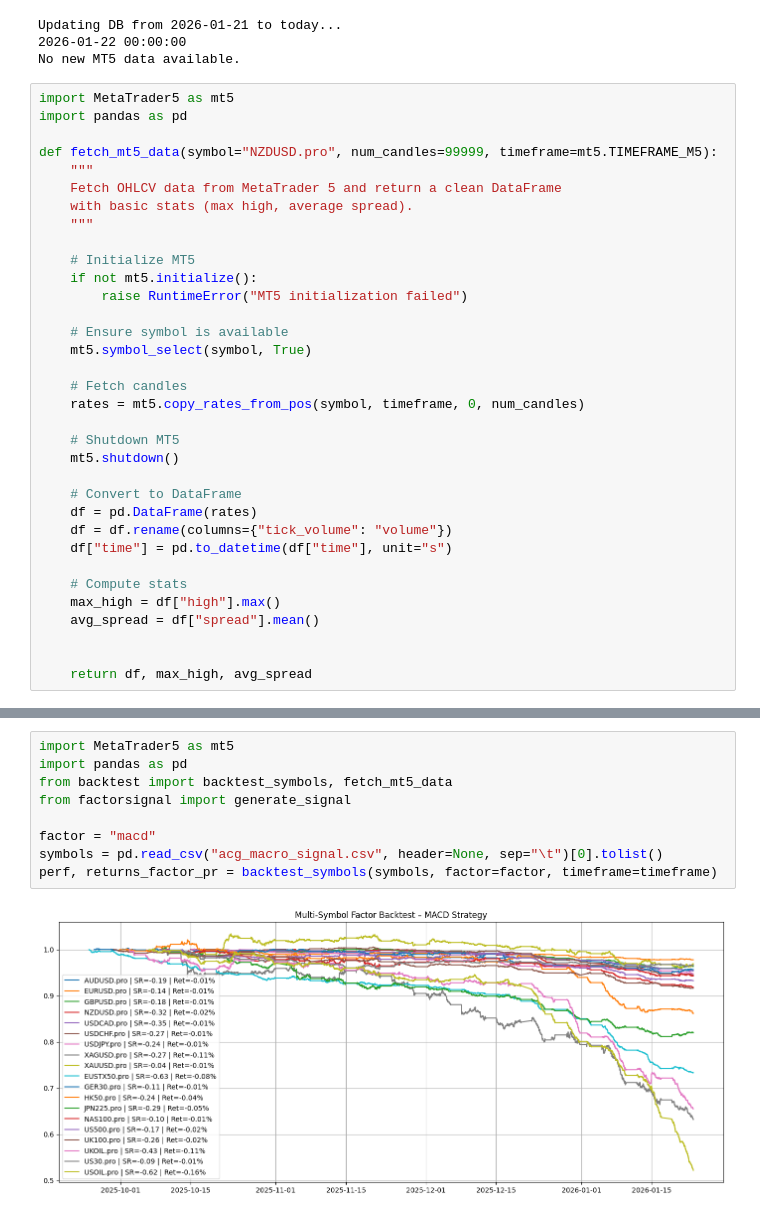
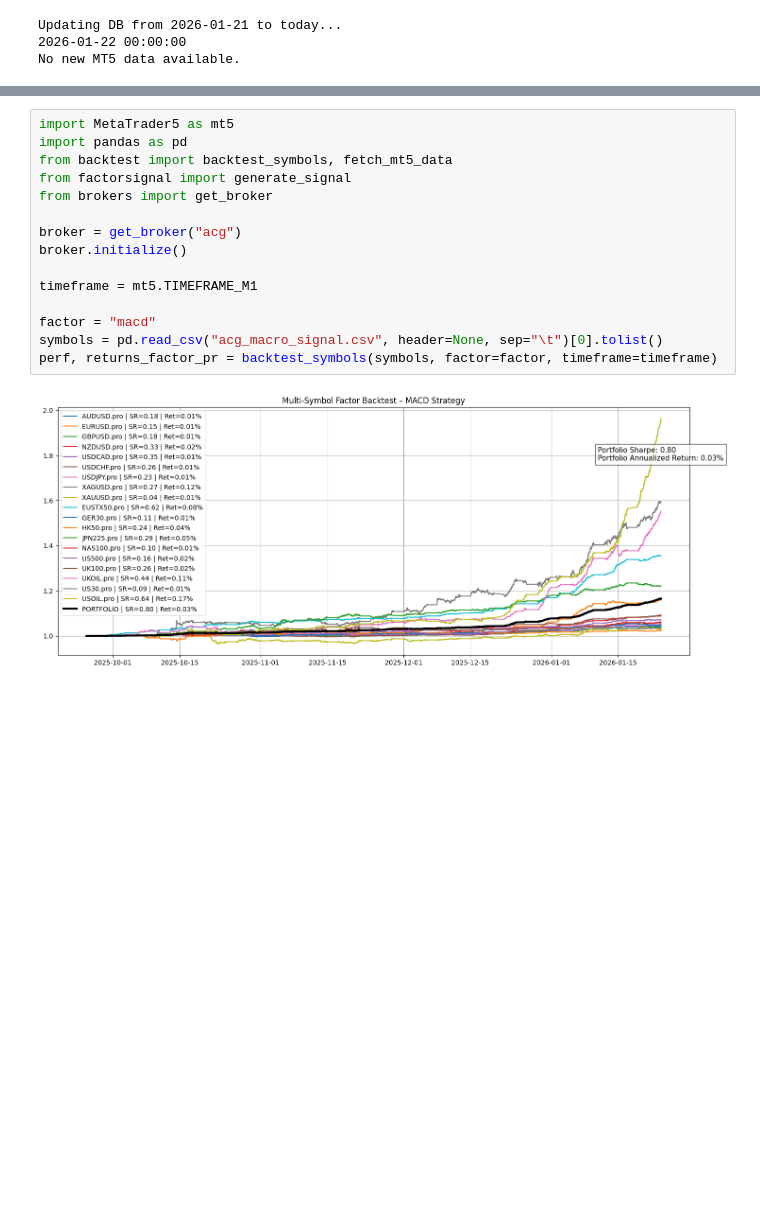
Before and after one commit to quin345/portfolio_management, a Jupyter notebook: mt5_portfolio/portfolio/playground.ipynb, the cells around one changed output, grey strips where cells are left out. Saved outputs shown, nothing was run; the diff lists cells and outputs as text; blank space fills up the shorter version.

```diff
--- a/mt5_portfolio/portfolio/playground.ipynb
+++ b/mt5_portfolio/portfolio/playground.ipynb
@@ -61,37 +61,3 @@ index = returns.mean(axis=1)
 Updating DB from 2026-01-21 to today...
 2026-01-22 00:00:00
 No new MT5 data available.
-# %%
-import MetaTrader5 as mt5
-import pandas as pd
-
-def fetch_mt5_data(symbol="NZDUSD.pro", num_candles=99999, timeframe=mt5.TIMEFRAME_M5):
-    """
-    Fetch OHLCV data from MetaTrader 5 and return a clean DataFrame
-    with basic stats (max high, average spread).
-    """
-
-    # Initialize MT5
-    if not mt5.initialize():
-        raise RuntimeError("MT5 initialization failed")
-
-    # Ensure symbol is available
-    mt5.symbol_select(symbol, True)
-
-    # Fetch candles
-    rates = mt5.copy_rates_from_pos(symbol, timeframe, 0, num_candles)
-
-    # Shutdown MT5
-    mt5.shutdown()
-
-    # Convert to DataFrame
-    df = pd.DataFrame(rates)
-    df = df.rename(columns={"tick_volume": "volume"})
-    df["time"] = pd.to_datetime(df["time"], unit="s")
-
-    # Compute stats
-    max_high = df["high"].max()
-    avg_spread = df["spread"].mean()
-
-
-    return df, max_high, avg_spread
@@ -348,12 +64,18 @@ def backtest_symbols(symbols, factor="ma", num_candles=99999, timeframe=mt5.TIME
 # %%
 import MetaTrader5 as mt5
 import pandas as pd
 from backtest import backtest_symbols, fetch_mt5_data
 from factorsignal import generate_signal
+from brokers import get_broker
+
+broker = get_broker("acg")
+broker.initialize()
+
+timeframe = mt5.TIMEFRAME_M1
 
 factor = "macd"
 symbols = pd.read_csv("acg_macro_signal.csv", header=None, sep="\t")[0].tolist()
 perf, returns_factor_pr = backtest_symbols(symbols, factor=factor, timeframe=timeframe)
 # %% [output]
-[figure, old version]
+[figure, new version]
 # %%
```
Also changed, not shown: parts of 7 cells of this notebook, 2 other files.
